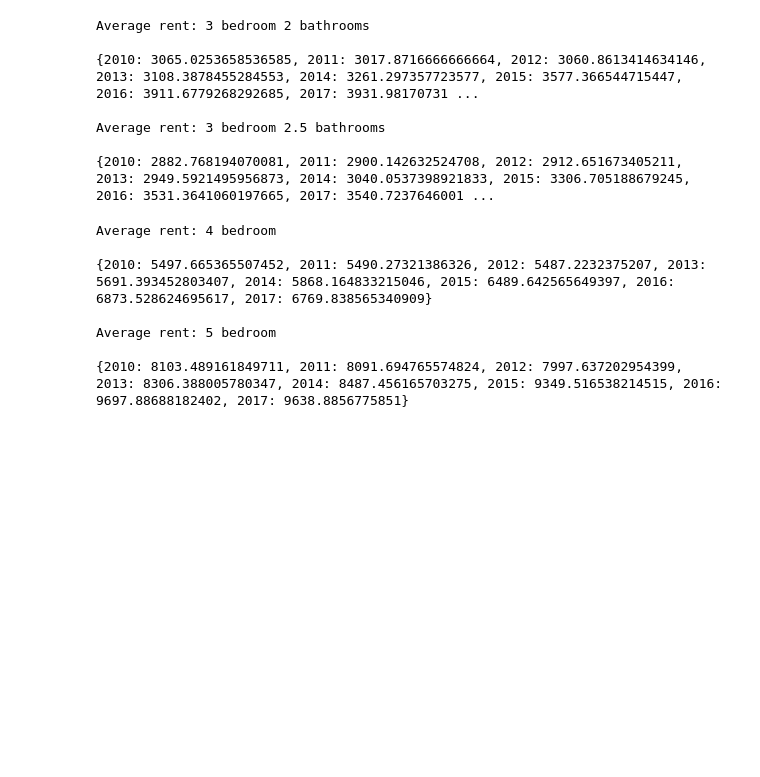
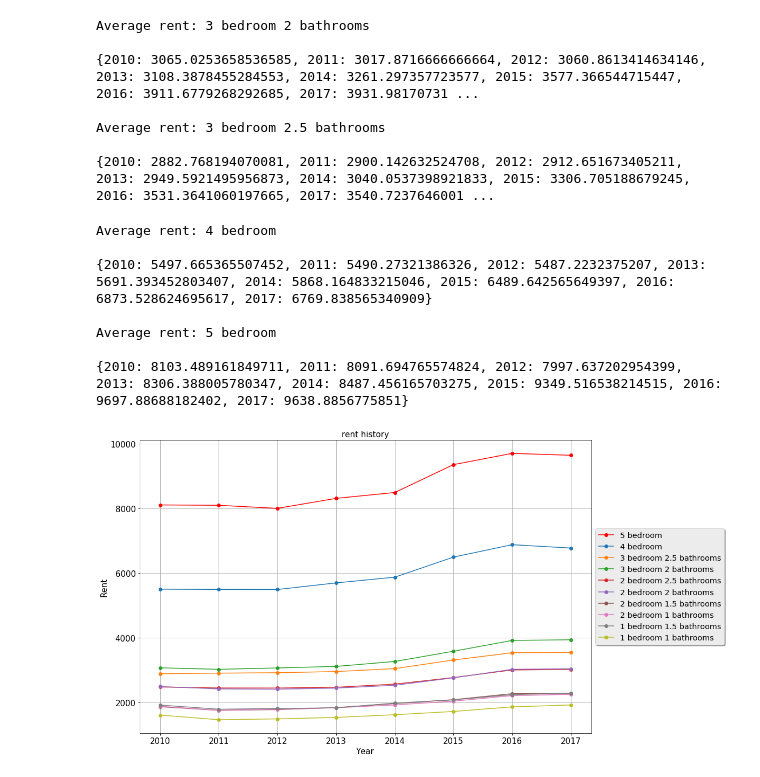
Before and after one commit to CheLinHuang/UCSD-Housing-Cost, a Jupyter notebook: Average_price.ipynb, the cells around one changed output. Saved outputs shown, nothing was run; the diff lists cells and outputs as text; code cells hidden in the pictures; blank space fills up the shorter version.

Commit message:
price trend plot

```diff
--- a/Average_price.ipynb
+++ b/Average_price.ipynb
@@ -133,22 +133,22 @@ print(rent_dict_15)
 
 print("Average rent: 2 bedroom 1 bathrooms\n")
 
-rent_dict_2 = {2010:[],2011:[],2012:[],2013:[],2014:[],2015:[],2016:[],2017:[]}
+rent_dict_21 = {2010:[],2011:[],2012:[],2013:[],2014:[],2015:[],2016:[],2017:[]}
 for key, value in bedroom2_bathroom1.items():
     for year, rent in value.items():
-        rent_dict_2[year].append(rent)
+        rent_dict_21[year].append(rent)
 
 
-for key, value in rent_dict_2.items():
-    rent_dict_2[key] = statistics.mean(value)
+for key, value in rent_dict_21.items():
+    rent_dict_21[key] = statistics.mean(value)
 
 
-print(rent_dict_2)
+print(rent_dict_21)
 
 print("\nAverage rent: 2 bedroom 1.5 bathrooms\n")
 
 rent_dict_2 = {2010:[],2011:[],2012:[],2013:[],2014:[],2015:[],2016:[],2017:[]}
-for key, value in bedroom2_bathroom1.items():
+for key, value in bedroom2_bathroom15.items():
     for year, rent in value.items():
         rent_dict_2[year].append(rent)
 
@@ -278,3 +278,29 @@ Average rent: 4 bedroom
 Average rent: 5 bedroom
 
 {2010: 8103.489161849711, 2011: 8091.694765574824, 2012: 7997.637202954399, 2013: 8306.388005780347, 2014: 8487.456165703275, 2015: 9349.516538214515, 2016: 9697.88688182402, 2017: 9638.8856775851}
+# %%
+import matplotlib.pyplot as plt
+%matplotlib inline
+
+fig, ax = plt.subplots(figsize=(15, 10))
+ax.plot(list(rent_dict_5.keys()), list(rent_dict_5.values()), 'ro-', label='5 bedroom')
+ax.plot(list(rent_dict_4.keys()),list(rent_dict_4.values()), 'o-', label='4 bedroom')
+ax.plot(list(rent_dict_35.keys()),list(rent_dict_35.values()), 'o-', label='3 bedroom 2.5 bathrooms')
+ax.plot(list(rent_dict_3.keys()),list(rent_dict_3.values()), 'o-', label='3 bedroom 2 bathrooms')
+ax.plot(list(rent_dict_25.keys()),list(rent_dict_25.values()), 'o-', label='2 bedroom 2.5 bathrooms')
+ax.plot(list(rent_dict_22.keys()),list(rent_dict_22.values()), 'o-', label='2 bedroom 2 bathrooms')
+ax.plot(list(rent_dict_2.keys()),list(rent_dict_2.values()), 'o-', label='2 bedroom 1.5 bathrooms')
+ax.plot(list(rent_dict_21.keys()),list(rent_dict_21.values()), 'o-', label='2 bedroom 1 bathrooms')
+ax.plot(list(rent_dict_15.keys()),list(rent_dict_15.values()), 'o-', label='1 bedroom 1.5 bathrooms')
+ax.plot(list(rent_dict_1.keys()),list(rent_dict_1.values()), 'o-', label='1 bedroom 1 bathrooms')
+legend = ax.legend(loc='center left', bbox_to_anchor=(1, 0.5), shadow=True, fontsize='x-large')
+plt.title('rent history')
+plt.xlabel('Year')
+plt.ylabel('Rent')
+plt.grid(True)
+
+for item in ([ax.title, ax.xaxis.label, ax.yaxis.label] +
+             ax.get_xticklabels() + ax.get_yticklabels()):
+    item.set_fontsize(15)
+# %% [output]
+[figure, added]
```
Also changed, not shown: parts of 2 cells of this notebook.
